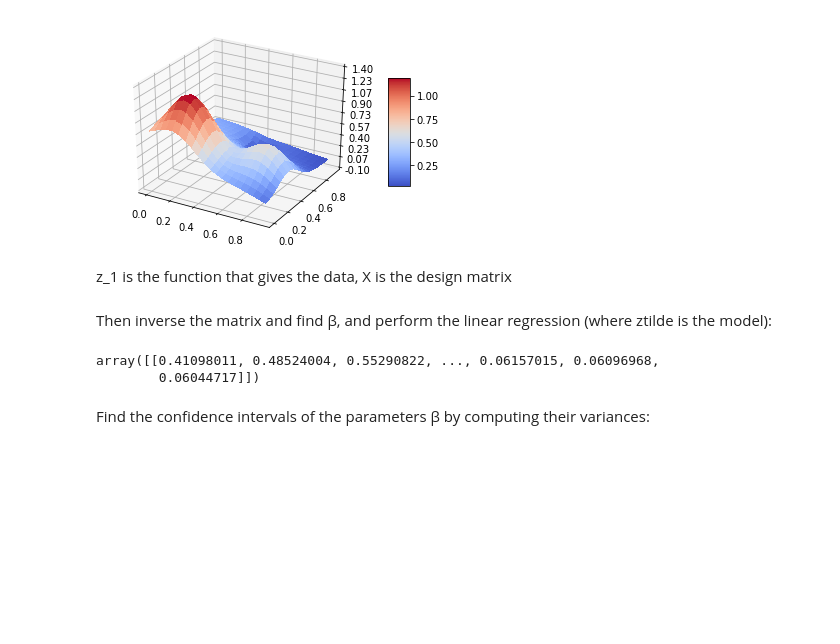
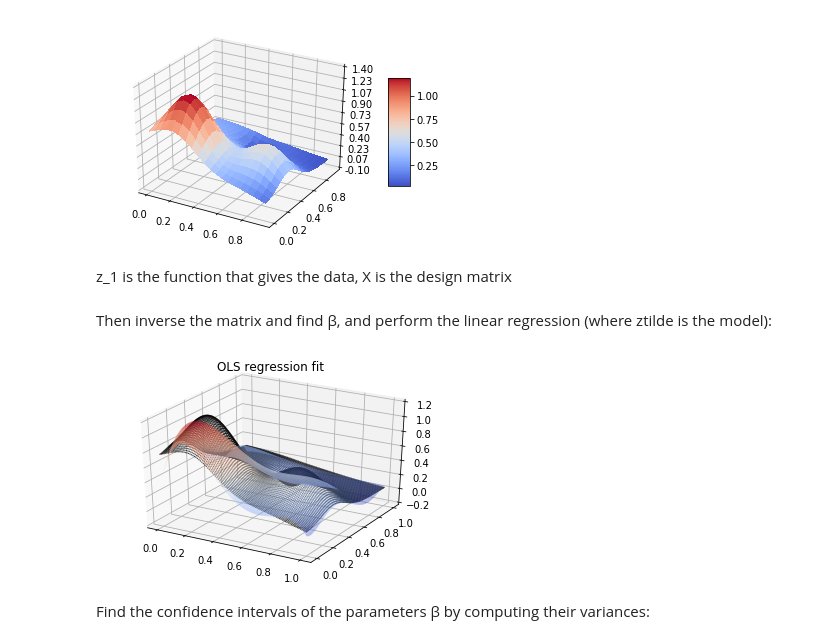
Before and after one commit to jolyndev/FYS-STK4155, a Jupyter notebook: Project1a-Copy1.ipynb, the cells around one changed output. Saved outputs shown, nothing was run; the diff lists cells and outputs as text; code cells hidden in the pictures; blank space fills up the shorter version.

Commit message:
worked on project

```diff
--- a/Project1a-Copy1.ipynb
+++ b/Project1a-Copy1.ipynb
@@ -89,23 +94,23 @@ ztilde = X @ beta
 # %%
-beta_t = np.linalg.inv(X.T.dot(X)).dot(X.T).dot(z_true)
-ztilde_t = X @ beta_t
+fig = plt.figure()
+ax1 = fig.add_subplot(111, projection='3d')
+ax1.set_zlim3d(-0.2, 1.2)
 
-ztilde_t = np.array(np.meshgrid(ztilde_t))
-ztilde_t
+ax1.scatter(x, y, z,
+           alpha=1,
+           s=0.1,
+           color='black'
+           )
 
+ax1.plot_surface(x, y, ztilde_t.reshape(x.shape),
+                alpha=0.4,
+                cmap=cm.coolwarm,
+                )
 
-#fig = plt.figure()
-#ax1 = fig.add_subplot(111, projection='3d')
-#ax1.set_zlim3d(-0.2, 1.2)
-
-#ax1.scatter(x, y, z, alpha=1, s=0.1, color='black')
-#ax1.plot_surface(x, y, ztilde_t, alpha=0.5, cmap=cm.coolwarm)
-
-#plt.title(f'Polynomial degree')
-#plt.show()
+plt.title(f'OLS regression fit')
+plt.show()
 # %% [output]
-array([[0.41098011, 0.48524004, 0.55290822, ..., 0.06157015, 0.06096968,
-        0.06044717]])
+[figure, added]
 # %% [markdown]
 Find the confidence intervals of the parameters β by computing their variances:
 # %%
```
Also changed, not shown: parts of 32 cells of this notebook, 1 other file.
